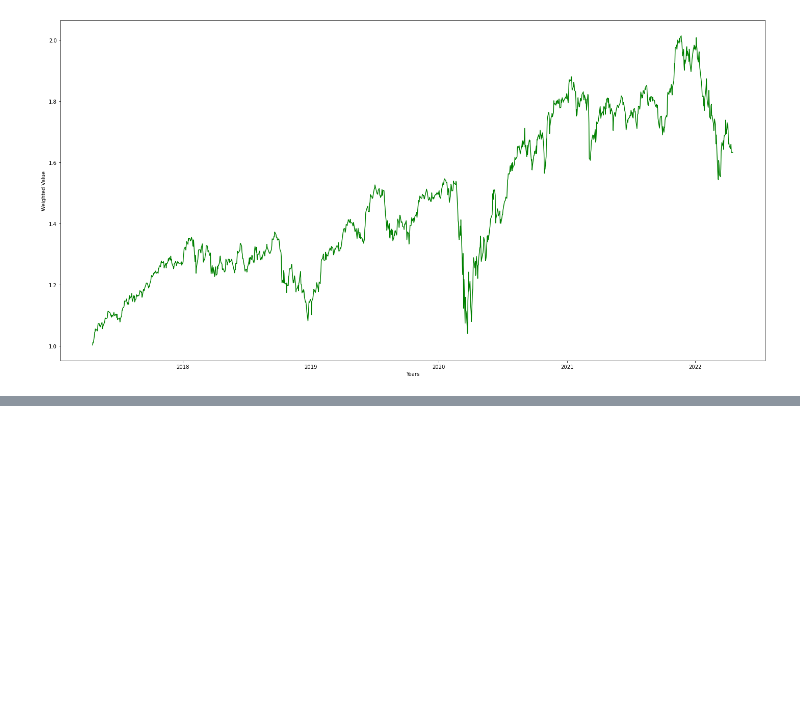
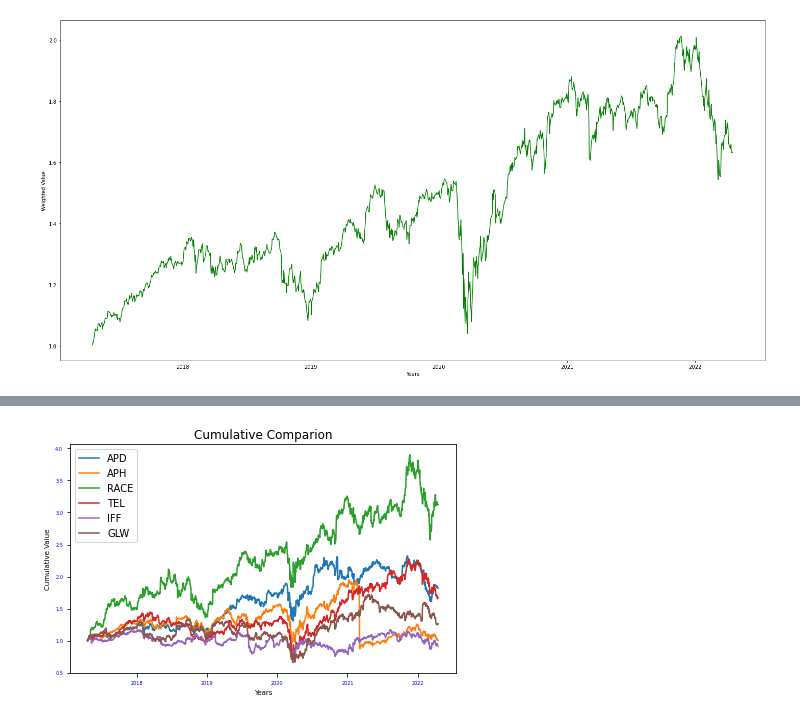
Before and after one commit to Nithy29/Responsible_Investor, a Jupyter notebook: Analysis_4_17.ipynb, the cells around one changed output, grey strips where cells are left out. Saved outputs shown, nothing was run; the diff lists cells and outputs as text; code cells hidden in the pictures; blank space fills up the shorter version.

```diff
--- a/Analysis_4_17.ipynb
+++ b/Analysis_4_17.ipynb
@@ -205,0 +201,9 @@ plt.savefig('Images/Comparison Plot.png', bbox_inches='tight')    #Save the grap
+# %%
+#Plot the comparison data
+#def com():
+spy_cumulative = cumulative_returns(spy)                                                             #Get cumulative return ffor benchmark
+comparison = pd.concat([portfolio_price_action,spy_cumulative],axis = 1 ,join = 'inner').dropna()    #Concat both df
+comparison = comparison.rename(columns = {0:'E.W Portfolio'})
+
+comparison = comparison.plot(figsize = (20,10), kind="line", ylabel='Weighted Value', xlabel='Years')
+#    return comparison
@@ -224,0 +243,4 @@ def create_line_chart(title, xlabel, ylabel, color):
+# %%
+create_bar_chart(portfolio_cumulative, title='Cumulative Comparion', xlabel='Years', ylabel='Cumulative Value')
+create_bar_chart(comparison, title='Comparion Chart', xlabel='Years', ylabel='Weighted Value')
+# %% [output]
@@ -225,3 +248,4 @@ def create_line_chart(title, xlabel, ylabel, color):
+[figure, added]
 # %%
 title = pn.pane.Markdown("""
         ### Responsible Investor """,
```
Also changed, not shown: parts of 9 cells of this notebook, 5 other files.
